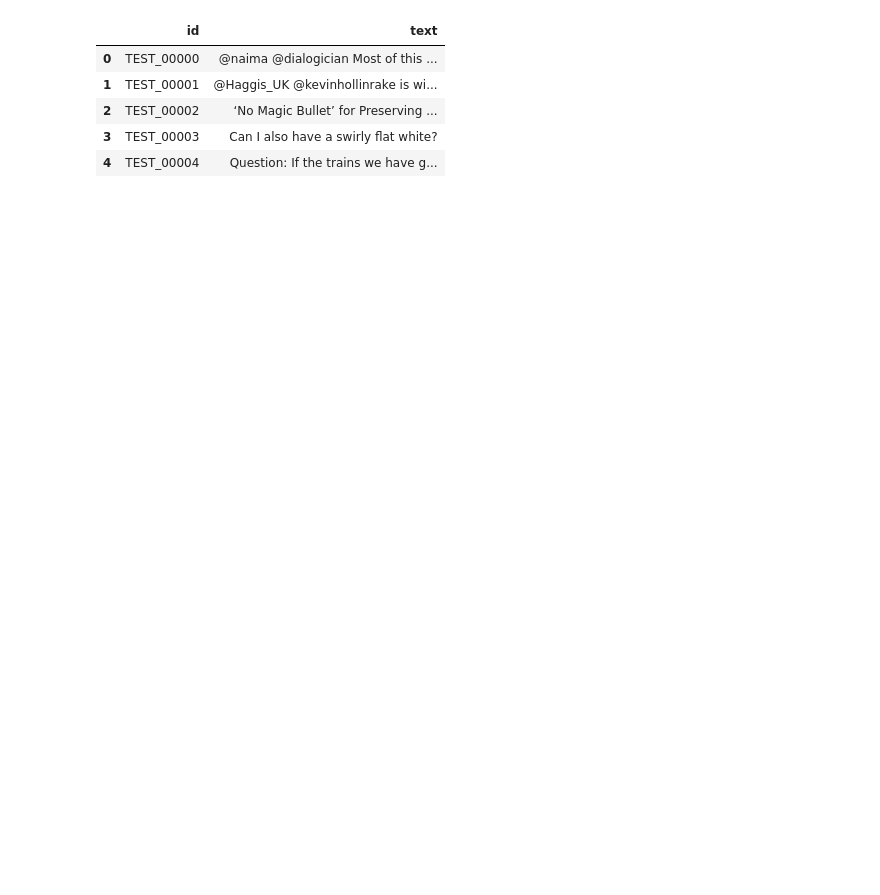
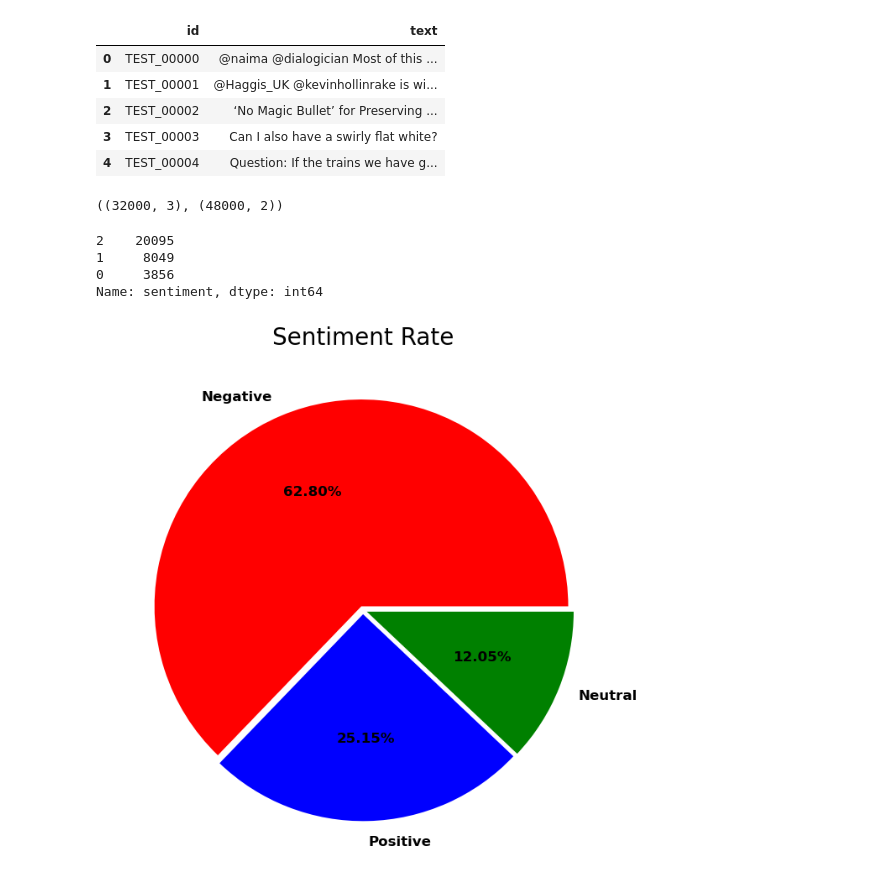
Before and after one commit to Daehyun-Bigbread/Bigbread-Data-Science, a Jupyter notebook: Projects/yongin ai hackton/yongin ai.ipynb, the cells around one changed output. Cells and saved outputs as stored; diff of their text form; code cells hidden in the pictures; blank space fills up the shorter version.

```diff
--- a/Projects/yongin ai hackton/yongin ai.ipynb
+++ b/Projects/yongin ai hackton/yongin ai.ipynb
@@ -25,0 +24,3 @@ train.head()
+# %%
+train_data = pd.read_csv('train.csv')
+train_data.head()
@@ -33,3 +41,34 @@ test.head()
 | 2 | TEST_00002 | ‘No Magic Bullet’ for Preserving ... |
 | 3 | TEST_00003 | Can I also have a swirly flat white? |
 | 4 | TEST_00004 | Question: If the trains we have g... |
+# %%
+# 데이터 사이즈 확인
+train_data.shape, test_data.shape
+# %% [output]
+((32000, 3), (48000, 2))
+# %%
+# Check the unique values and their counts in the sentiment column
+sentiment_counts = train_data['sentiment'].value_counts()
+sentiment_counts
+# %% [output]
+2    20095
+1     8049
+0     3856
+Name: sentiment, dtype: int64
+# %%
+import matplotlib.pyplot as plt
+
+# Plot settings
+plt.figure(figsize=(8,8))
+plt.title('Sentiment Rate', fontsize=20)
+
+# Create the pie chart
+pie = sentiment_counts.plot.pie(autopct='%1.2f%%',
+                                explode=[0.02, 0.02, 0.02],
+                                colors=['red', 'blue', 'green'],
+                                labels=['Negative', 'Positive', 'Neutral'],
+                                textprops={'fontsize': 12, 'weight': 'bold'})
+plt.ylabel('')  # Remove the default y-label
+plt.show()
+# %% [output]
+[figure, added]
```
Also changed, not shown: parts of 26 cells of this notebook, 11 other files.
